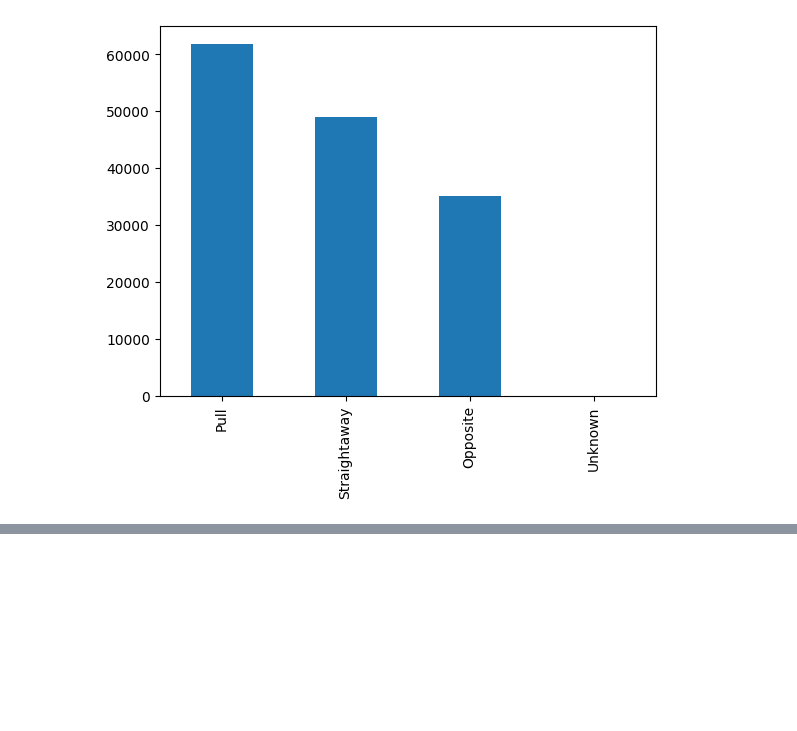
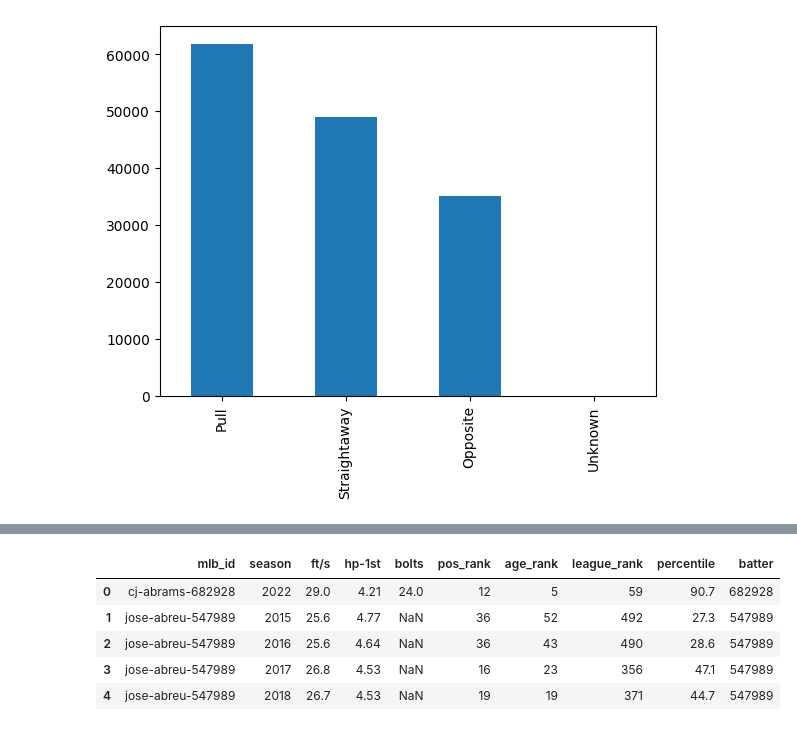
Before and after one commit to bjhammack/predict-at-bat-outcome, a Jupyter notebook: src/predict_at_bat_outcome/analysis/data_analysis.ipynb, the cells around one changed output, grey strips where cells are left out. Drawn from its saved outputs; the diff is of its cells as text; code cells hidden in the pictures; blank space fills up the shorter version.

```diff
--- a/src/predict_at_bat_outcome/analysis/data_analysis.ipynb
+++ b/src/predict_at_bat_outcome/analysis/data_analysis.ipynb
@@ -213,0 +471,4 @@ memory usage: 24.5+ MB
+# %%
+run = Data('F:/baseball/statcast_running/')
+run.data['mlb_id_suffix'] = run.data['mlb_id'].str.split('-').str[-1].astype(str)
+run.data = run.data.rename(columns={'mlb_id_suffix':'batter'})
@@ -213,0 +495,9 @@ memory usage: 24.5+ MB
+# %%
+run.data.head()
+# %% [output]
+|  | mlb_id | season | ft/s | hp-1st | bolts | pos_rank | age_rank | league_rank | percentile | batter |
+| 0 | cj-abrams-682928 | 2022 | 29.0 | 4.21 | 24.0 | 12 | 5 | 59 | 90.7 | 682928 |
+| 1 | jose-abreu-547989 | 2015 | 25.6 | 4.77 | NaN | 36 | 52 | 492 | 27.3 | 547989 |
+| 2 | jose-abreu-547989 | 2016 | 25.6 | 4.64 | NaN | 36 | 43 | 490 | 28.6 | 547989 |
+| 3 | jose-abreu-547989 | 2017 | 26.8 | 4.53 | NaN | 16 | 23 | 356 | 47.1 | 547989 |
+| 4 | jose-abreu-547989 | 2018 | 26.7 | 4.53 | NaN | 19 | 19 | 371 | 44.7 | 547989 |
```
Also changed, not shown: parts of 34 cells of this notebook.
